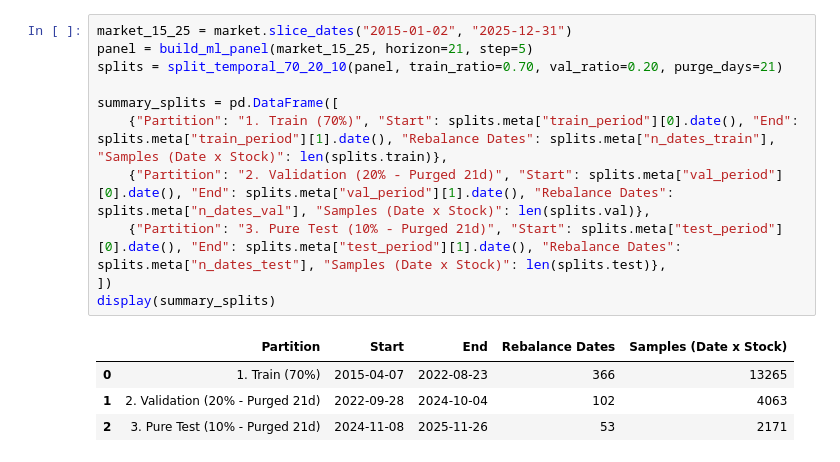
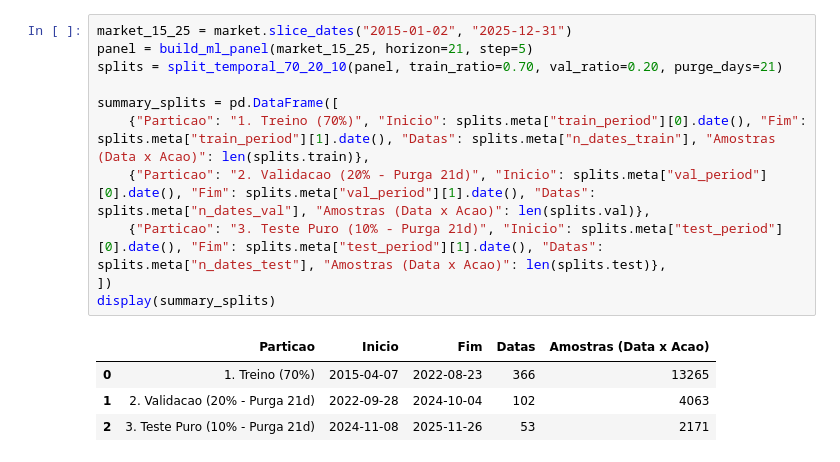
Before and after one commit to pdromls/Quant-ML-B3-Portfolio, a Jupyter notebook: notebooks/01_ml_quant_strategies_b3.ipynb, the cells around one changed output. Saved outputs shown, nothing was run; the diff lists cells and outputs as text.

```diff
--- a/notebooks/01_ml_quant_strategies_b3.ipynb
+++ b/notebooks/01_ml_quant_strategies_b3.ipynb
@@ -43,16 +43,16 @@ To predict 21-day forward excess returns without *look-ahead bias*, a 21-day pur
 # %%
 market_15_25 = market.slice_dates("2015-01-02", "2025-12-31")
 panel = build_ml_panel(market_15_25, horizon=21, step=5)
 splits = split_temporal_70_20_10(panel, train_ratio=0.70, val_ratio=0.20, purge_days=21)
 
 summary_splits = pd.DataFrame([
-    {"Partition": "1. Train (70%)", "Start": splits.meta["train_period"][0].date(), "End": splits.meta["train_period"][1].date(), "Rebalance Dates": splits.meta["n_dates_train"], "Samples (Date x Stock)": len(splits.train)},
-    {"Partition": "2. Validation (20% - Purged 21d)", "Start": splits.meta["val_period"][0].date(), "End": splits.meta["val_period"][1].date(), "Rebalance Dates": splits.meta["n_dates_val"], "Samples (Date x Stock)": len(splits.val)},
-    {"Partition": "3. Pure Test (10% - Purged 21d)", "Start": splits.meta["test_period"][0].date(), "End": splits.meta["test_period"][1].date(), "Rebalance Dates": splits.meta["n_dates_test"], "Samples (Date x Stock)": len(splits.test)},
+    {"Particao": "1. Treino (70%)", "Inicio": splits.meta["train_period"][0].date(), "Fim": splits.meta["train_period"][1].date(), "Datas": splits.meta["n_dates_train"], "Amostras (Data x Acao)": len(splits.train)},
+    {"Particao": "2. Validacao (20% - Purga 21d)", "Inicio": splits.meta["val_period"][0].date(), "Fim": splits.meta["val_period"][1].date(), "Datas": splits.meta["n_dates_val"], "Amostras (Data x Acao)": len(splits.val)},
+    {"Particao": "3. Teste Puro (10% - Purga 21d)", "Inicio": splits.meta["test_period"][0].date(), "Fim": splits.meta["test_period"][1].date(), "Datas": splits.meta["n_dates_test"], "Amostras (Data x Acao)": len(splits.test)},
 ])
 display(summary_splits)
 # %% [output]
-|  | Partition | Start | End | Rebalance Dates | Samples (Date x Stock) |
-| 0 | 1. Train (70%) | 2015-04-07 | 2022-08-23 | 366 | 13265 |
-| 1 | 2. Validation (20% - Purged 21d) | 2022-09-28 | 2024-10-04 | 102 | 4063 |
-| 2 | 3. Pure Test (10% - Purged 21d) | 2024-11-08 | 2025-11-26 | 53 | 2171 |
+|  | Particao | Inicio | Fim | Datas | Amostras (Data x Acao) |
+| 0 | 1. Treino (70%) | 2015-04-07 | 2022-08-23 | 366 | 13265 |
+| 1 | 2. Validacao (20% - Purga 21d) | 2022-09-28 | 2024-10-04 | 102 | 4063 |
+| 2 | 3. Teste Puro (10% - Purga 21d) | 2024-11-08 | 2025-11-26 | 53 | 2171 |
```
Also changed, not shown: parts of 16 cells of this notebook, 19 other files.
